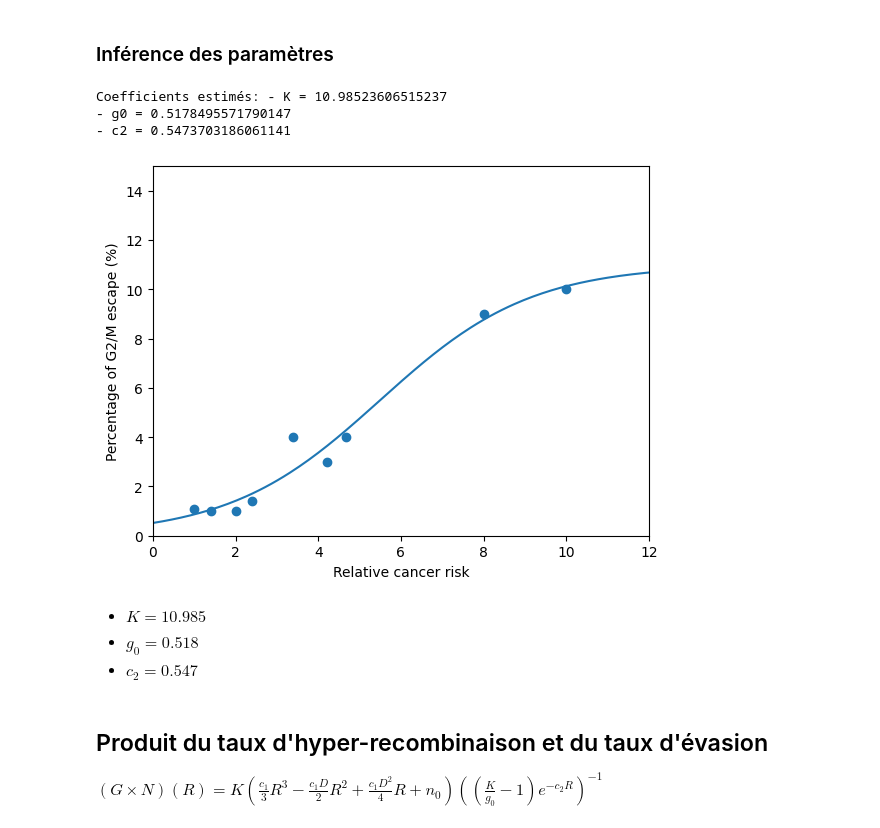
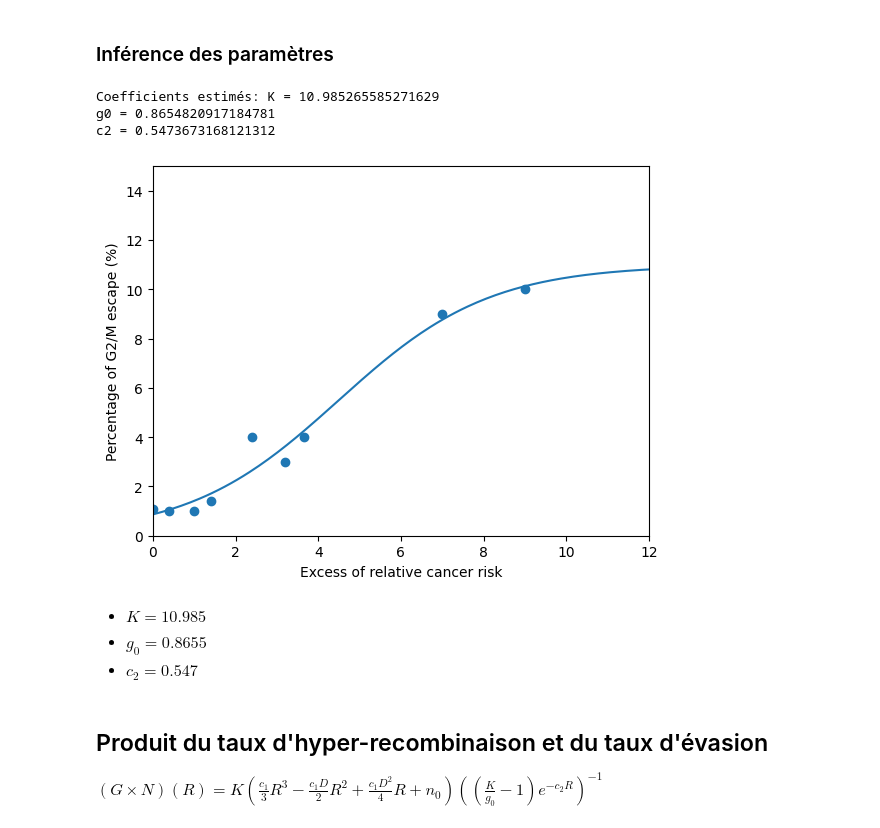
Before and after one commit to SimonBure/simulation-alzheimer, a Jupyter notebook: cancers.ipynb, the cells around one changed output. Cells and saved outputs as stored; diff of their text form; code cells hidden in the pictures.

```diff
--- a/cancers.ipynb
+++ b/cancers.ipynb
@@ -33,0 +23,8 @@ $\frac{dN}{dRR} = c_1 \frac{RR_0^2}{4} - c_1 RR (RR_0 - RR)$
+# %%
+err = data_frame.RR - 1
+plt.scatter(err, data_frame.Plasmide)
+plt.xlabel("Relative cancer risk excess")
+plt.ylabel("Hyper-recombination rate (%)")
+plt.xlim(0,12)
+plt.ylim(0, 100)
+plt.show()
@@ -34,12 +35,12 @@ $\frac{dN}{dRR} = c_1 \frac{RR_0^2}{4} - c_1 RR (RR_0 - RR)$
 # %%
 c1 = 1
-rr0 = 8
-relative_cancer_risk = np.linspace(0, 15, 200).reshape(-1, 1)
-derivative_hyper_recombination_rate = c1 * relative_cancer_risk * (relative_cancer_risk - rr0) + c1 * rr0**2 / 4
+errs = 8
+excess_relative_cancer_risk = np.linspace(0, 15, 200).reshape(-1, 1)
+derivative_hyper_recombination_rate = c1 * excess_relative_cancer_risk * (excess_relative_cancer_risk - errs) + c1 * errs**2 / 4
 
-plt.plot(relative_cancer_risk, derivative_hyper_recombination_rate)
+plt.plot(excess_relative_cancer_risk, derivative_hyper_recombination_rate)
 plt.ylim(0, 100)
-plt.xlabel("Relative cancer risk")
+plt.xlabel("Excess of relative cancer risk")
 plt.ylabel("Derivative of the hyper-recombination rate")
 plt.show()
 # %% [output]
@@ -185,33 +130,33 @@ plt.show()
 # %%
 def logistic_func(x, k, x0, c):
     return k / (1 + (k / x0 - 1) * np.exp(-c * (x)))
 
 initial_parameters_guess = [10, 1, 0.6]
 
-fitted_parameters, pcov = curve_fit(logistic_func, data_frame.RR, data_frame["G2/M"], p0=initial_parameters_guess)
+fitted_parameters, pcov = curve_fit(logistic_func, err, data_frame["G2/M"], p0=initial_parameters_guess)
 
 K_fitted, g0_fitted, c2_fitted = fitted_parameters
 
-print(f"Coefficients estimés: - K = {K_fitted}\n- g0 = {g0_fitted}\n- c2 = {c2_fitted}")
+print(f"Coefficients estimés: K = {K_fitted}\ng0 = {g0_fitted}\nc2 = {c2_fitted}")
 
-g2m_escape_fitted = logistic_func(relative_cancer_risk, K_fitted, g0_fitted, c2_fitted)
+g2m_escape_fitted = logistic_func(excess_relative_cancer_risk, K_fitted, g0_fitted, c2_fitted)
 
-plt.scatter(data_frame.RR, data_frame["G2/M"])
-plt.plot(relative_cancer_risk, g2m_escape_fitted)
+plt.scatter(err, data_frame["G2/M"])
+plt.plot(excess_relative_cancer_risk, g2m_escape_fitted)
 plt.xlim(0,12)
 plt.ylim(0, 15)
-plt.xlabel("Relative cancer risk")
+plt.xlabel("Excess of relative cancer risk")
 plt.ylabel("Percentage of G2/M escape (%)")
 plt.savefig("FIGURES/g2m_escaped_rate.png")
 plt.show()
 # %% [output]
-Coefficients estimés: - K = 10.98523606515237
-- g0 = 0.5178495571790147
-- c2 = 0.5473703186061141
+Coefficients estimés: K = 10.985265585271629
+g0 = 0.8654820917184781
+c2 = 0.5473673168121312
-[figure, old version]
+[figure, new version]
 # %% [markdown]
 - $K = 10.985$
-- $g_0 = 0.518$
+- $g_0 = 0.8655$
 - $c_2 = 0.547$
 # %% [markdown]
 ## Produit du taux d'hyper-recombinaison et du taux d'évasion
```
Also changed, not shown: parts of 24 cells of this notebook.
